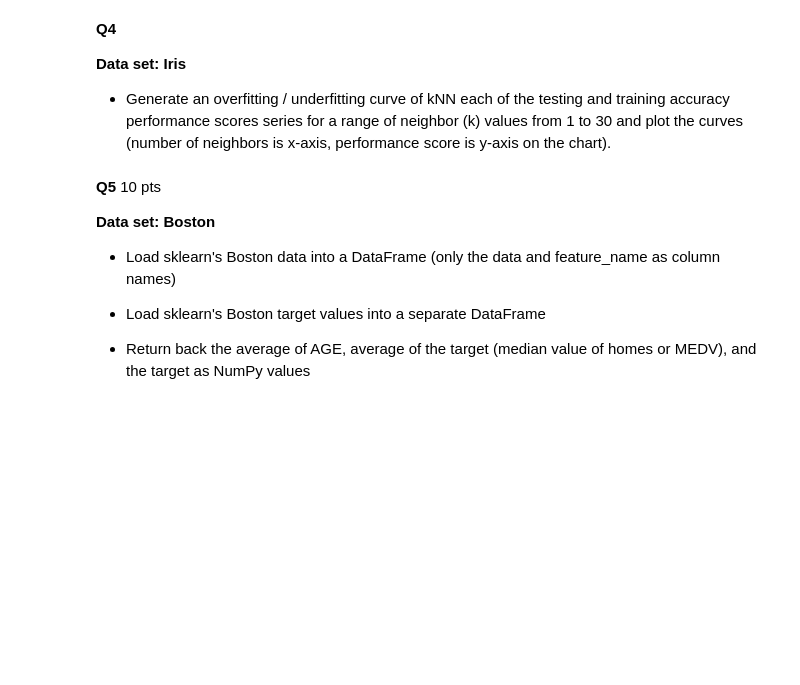
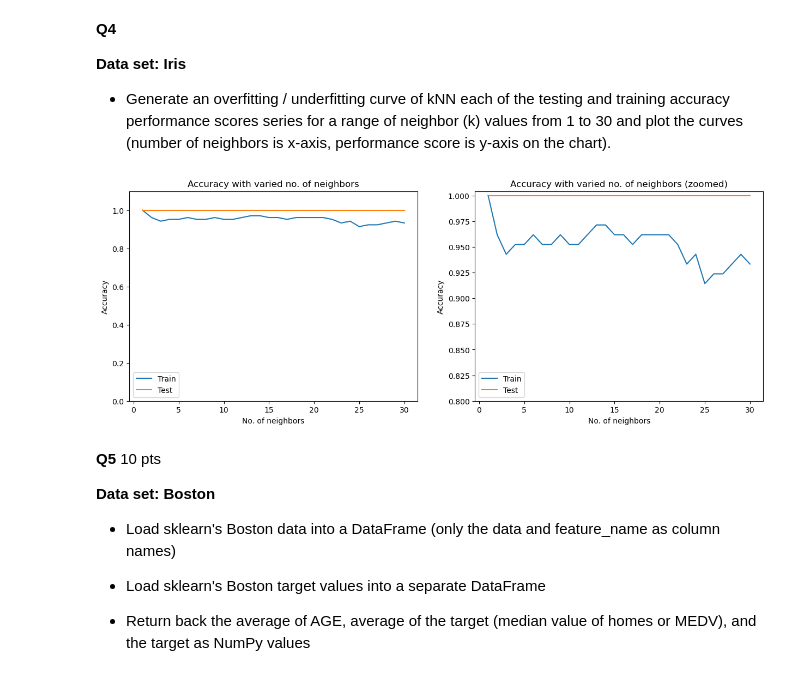
Before and after one commit to kac624/cuny, a Jupyter notebook: D602/d602_assignment10.ipynb, the cells around one changed output. Saved outputs shown, nothing was run; the diff lists cells and outputs as text; code cells hidden in the pictures; blank space fills up the shorter version.

```diff
--- a/D602/d602_assignment10.ipynb
+++ b/D602/d602_assignment10.ipynb
@@ -27,0 +43,3 @@ separate Python list containing target names
+# %%
+X = pd.DataFrame(iris.data, columns = iris.feature_names)
+y = pd.Series(iris.target, name = 'iris_type')
@@ -43,3 +123,13 @@ argument new_observations. Return back the target names of each prediction (and
 * Fit KNN with the training data with number of neighbors equal to the function parameter neighbors
 
 * Generate and return back an accuracy score using the test data that was split out
+# %%
+X_train, X_test, y_train, y_test = tts(X, y, test_size = 0.3, random_state = 42)
+
+knn = KNN(n_neighbors = 5)
+knn.fit(X_train, y_train)
+
+y_pred = knn.predict(X_test)
+
+print(f'Accuracy: {accuracy_score(y_test, y_pred)}')
+print('Classification Report', classification_report(y_test, y_pred))
@@ -49,6 +150,40 @@ argument new_observations. Return back the target names of each prediction (and
 **Data set: Iris**
 
 * Generate an overfitting / underfitting curve of kNN each of the testing and training accuracy performance scores series for a range of neighbor (k) values from 1 to 30 and plot the curves (number of neighbors is x-axis, performance score is y-axis on the chart).
+# %%
+results = pd.DataFrame()
+
+for n in range(1, 31):
+    knn = KNN(n_neighbors = n)
+    knn.fit(X_train, y_train)
+    y_pred_train = knn.predict(X_train)
+    y_pred_test = knn.predict(X_test)
+    accuracy_train = accuracy_score(y_train, y_pred_train)
+    accuracy_test = accuracy_score(y_test, y_pred_test)
+    result = pd.DataFrame({'n': n, 'accuracy_train': accuracy_train, 'accuracy_test': accuracy_test}, index = [0])
+    results = pd.concat([results, result], ignore_index = True)
+# %%
+fig, ax = plt.subplots(1, 2, figsize = (15, 5))
+
+ax[0].plot(results.n, results.accuracy_train)
+ax[0].plot(results.n, results.accuracy_test)
+ax[0].set_xlabel('No. of neighbors')
+ax[0].set_ylabel('Accuracy')
+ax[0].set_title('Accuracy with varied no. of neighbors')
+ax[0].set_ylim(0, 1.1)
+ax[0].legend(['Train', 'Test'])
+
+ax[1].plot(results.n, results.accuracy_train)
+ax[1].plot(results.n, results.accuracy_test)
+ax[1].set_xlabel('No. of neighbors')
+ax[1].set_ylabel('Accuracy')
+ax[1].set_title('Accuracy with varied no. of neighbors (zoomed)')
+ax[1].set_ylim(0.8)
+ax[1].legend(['Train', 'Test'])
+
+plt.show()
+# %% [output]
+[figure, added]
 # %% [markdown]
 **Q5** 10 pts
 
```
Also changed, not shown: parts of 13 cells of this notebook, 53 other files.
